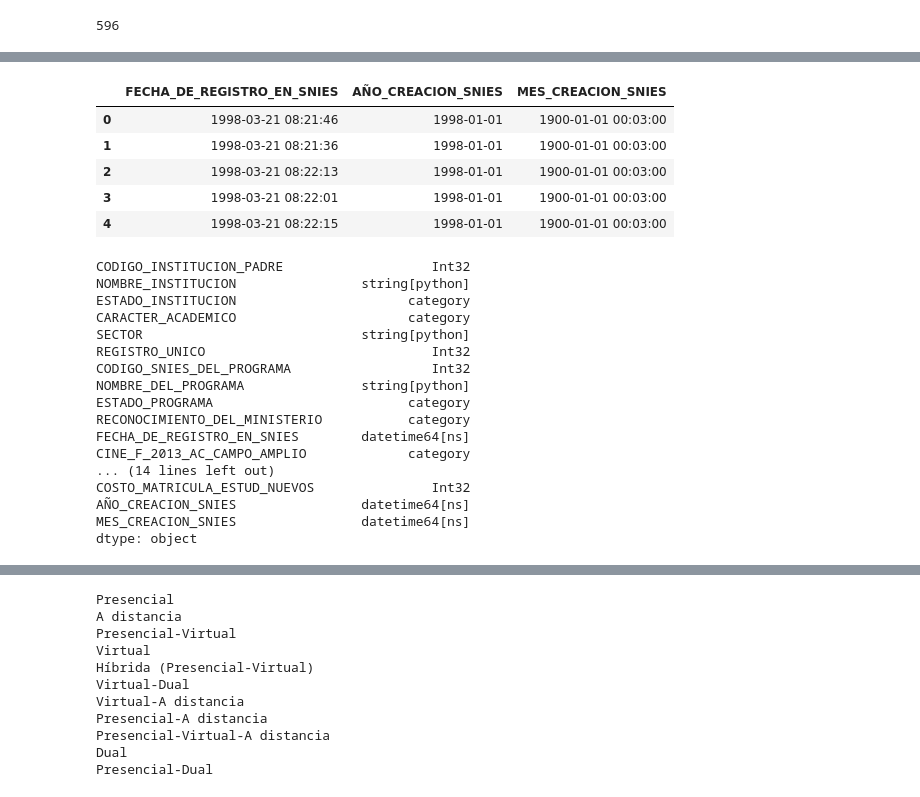
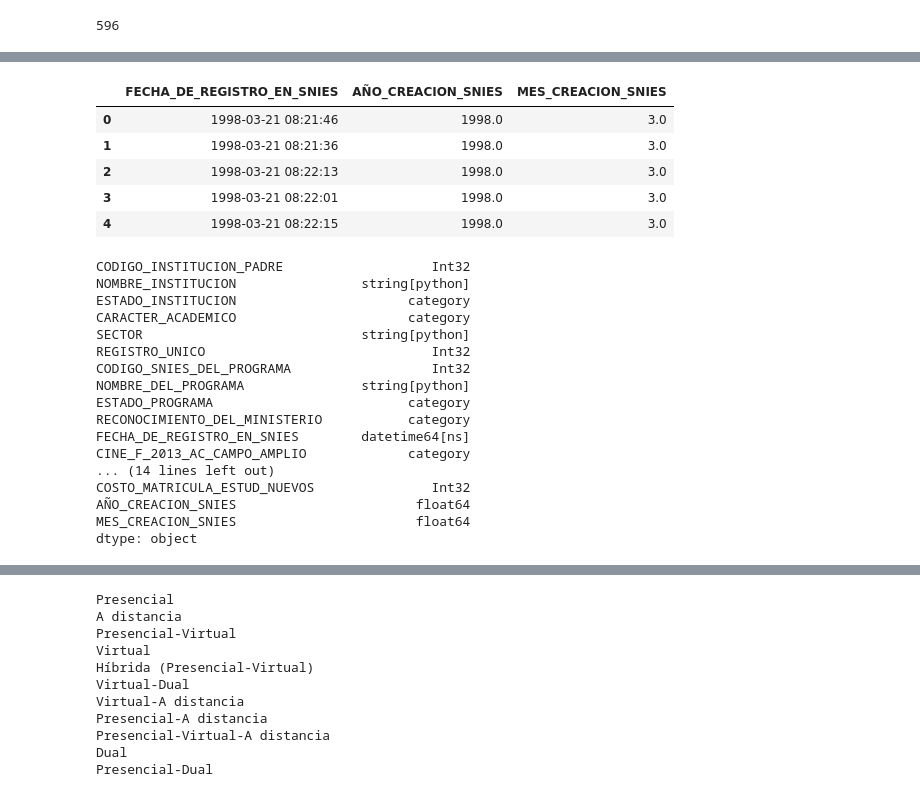
Before and after one commit to jennramos87/Proyecto_ETL, a Jupyter notebook: Porgrams.ipynb, the cells around one changed output, grey strips where cells are left out. Saved outputs shown, nothing was run; the diff lists cells and outputs as text; code cells hidden in the pictures.

```diff
--- a/Porgrams.ipynb
+++ b/Porgrams.ipynb
@@ -207,20 +207,17 @@ df_programs_copy['FECHA_DE_REGISTRO_EN_SNIES'] = pd.to_datetime(df_programs_copy
 # %%
 # Crear columnas de año y mes de creación en SNIES
 df_programs_copy['AÑO_CREACION_SNIES'] = df_programs_copy['FECHA_DE_REGISTRO_EN_SNIES'].dt.year
 df_programs_copy['MES_CREACION_SNIES'] = df_programs_copy['FECHA_DE_REGISTRO_EN_SNIES'].dt.month
 
-df_programs_copy['AÑO_CREACION_SNIES'] = pd.to_datetime(df_programs_copy['AÑO_CREACION_SNIES'], format='%Y', errors='coerce')
-df_programs_copy['MES_CREACION_SNIES'] = pd.to_datetime(df_programs_copy['MES_CREACION_SNIES'], format='%M', errors='coerce')
-
 # Verificar las primeras filas para confirmar los cambios
 df_programs_copy[['FECHA_DE_REGISTRO_EN_SNIES', 'AÑO_CREACION_SNIES', 'MES_CREACION_SNIES']].head()
 # %% [output]
 |  | FECHA_DE_REGISTRO_EN_SNIES | AÑO_CREACION_SNIES | MES_CREACION_SNIES |
-| 0 | 1998-03-21 08:21:46 | 1998-01-01 | 1900-01-01 00:03:00 |
-| 1 | 1998-03-21 08:21:36 | 1998-01-01 | 1900-01-01 00:03:00 |
-| 2 | 1998-03-21 08:22:13 | 1998-01-01 | 1900-01-01 00:03:00 |
-| 3 | 1998-03-21 08:22:01 | 1998-01-01 | 1900-01-01 00:03:00 |
-| 4 | 1998-03-21 08:22:15 | 1998-01-01 | 1900-01-01 00:03:00 |
+| 0 | 1998-03-21 08:21:46 | 1998.0 | 3.0 |
+| 1 | 1998-03-21 08:21:36 | 1998.0 | 3.0 |
+| 2 | 1998-03-21 08:22:13 | 1998.0 | 3.0 |
+| 3 | 1998-03-21 08:22:01 | 1998.0 | 3.0 |
+| 4 | 1998-03-21 08:22:15 | 1998.0 | 3.0 |
 # %%
 df_programs_copy.dtypes
 # %% [output]
@@ -238,8 +235,8 @@ FECHA_DE_REGISTRO_EN_SNIES        datetime64[ns]
 CINE_F_2013_AC_CAMPO_AMPLIO             category
 ... (14 lines left out)
 COSTO_MATRICULA_ESTUD_NUEVOS               Int32
-AÑO_CREACION_SNIES                datetime64[ns]
-MES_CREACION_SNIES                datetime64[ns]
+AÑO_CREACION_SNIES                       float64
+MES_CREACION_SNIES                       float64
 dtype: object
 # %%
 # Reemplazo valores vacios por 0
```
Also changed, not shown: parts of 3 cells of this notebook.
